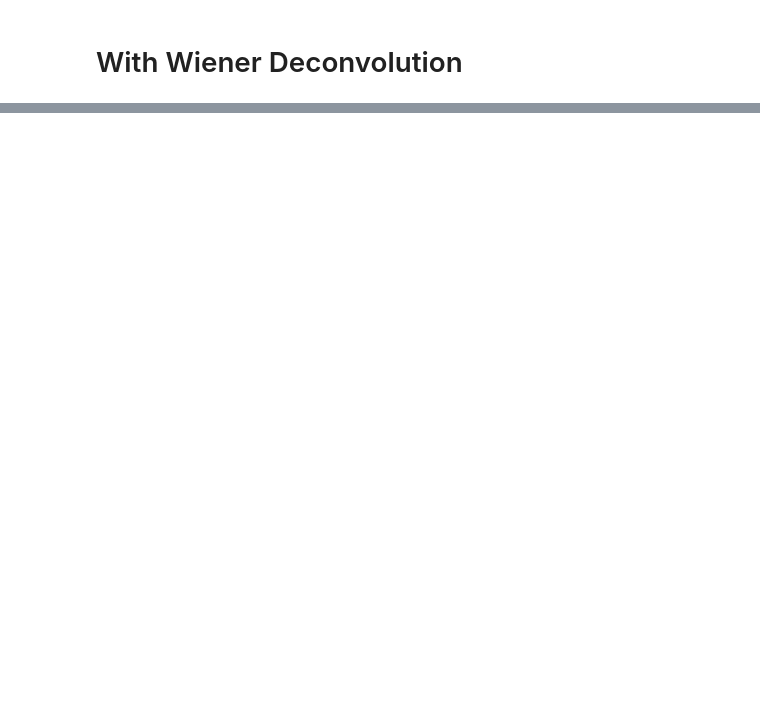
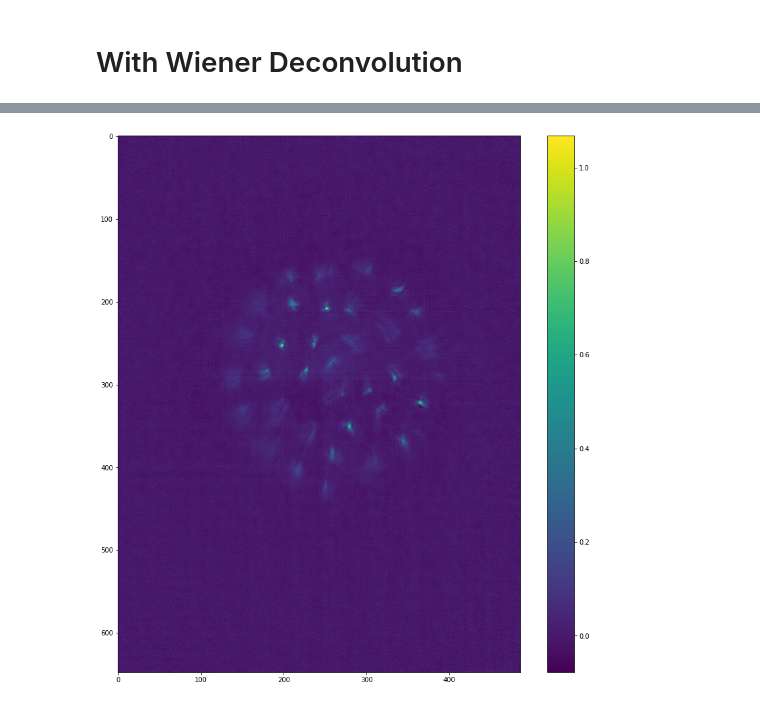
Before and after one commit to richardshuai/u-net-reconstruction, a Jupyter notebook: notebooks/2D_real_data_testing.ipynb, the cells around one changed output, grey strips where cells are left out. Cells and saved outputs as stored; diff of their text form; code cells hidden in the pictures; blank space fills up the shorter version.

```diff
--- a/notebooks/2D_real_data_testing.ipynb
+++ b/notebooks/2D_real_data_testing.ipynb
@@ -221,0 +218,2 @@ plt.imshow(z)
+# %%
+weights = model.layers[0].get_weights()
@@ -221,0 +237,3 @@ plt.imshow(z)
+# %%
+learned_psf, k = weights
+learned_psf
@@ -221,0 +294,9 @@ plt.imshow(z)
+# %%
+# Learned PSF
+plt.figure(figsize=(15,15))
+plt.imshow(learned_psf)
+plt.colorbar()
+plt.savefig(path.join(image_path, '{}_learned_psf_{}.pdf'.format(model_description, epoch)))
+plt.show()
+# %% [output]
+[figure, added]
```
Also changed, not shown: parts of 29 cells of this notebook, 8 other files.
